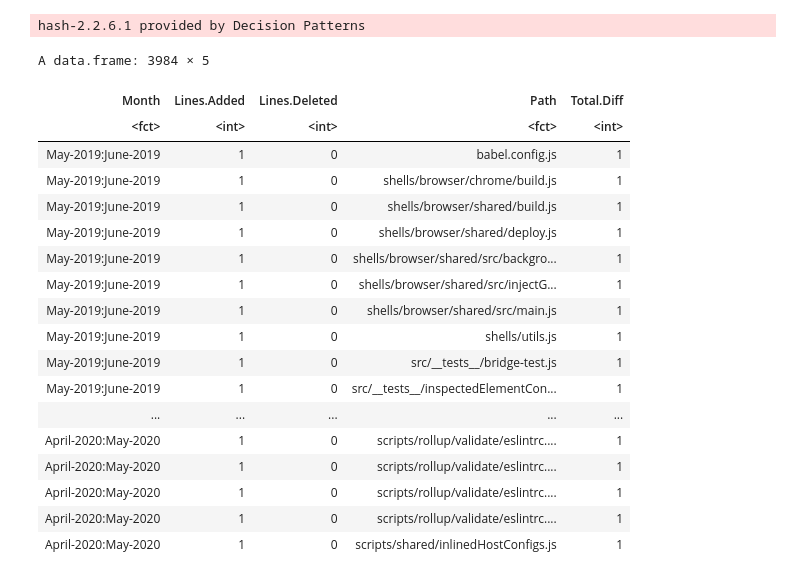
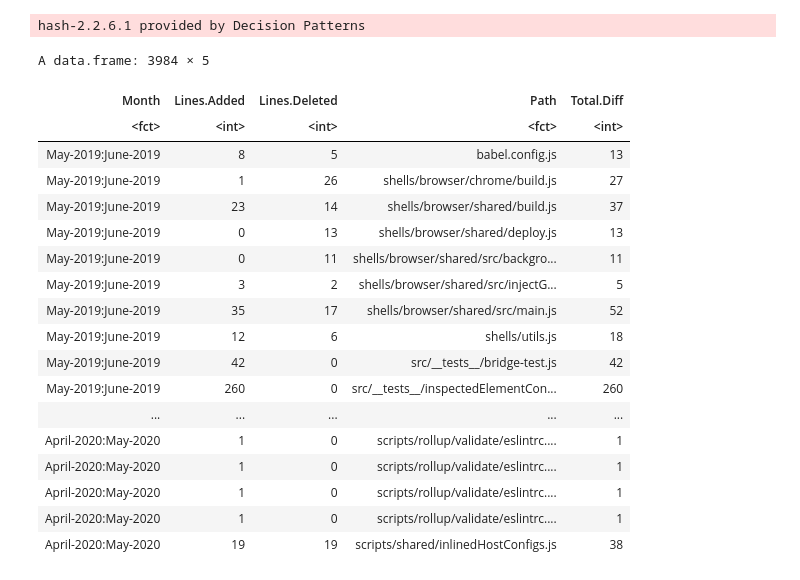
Before and after one commit to kmdupr33/kmdupr33.github.io, a Jupyter notebook: post/are-source-file-diffs-serially-correlated/Are Code Diffs Serially Correlated.ipynb, the cells around one changed output. Saved outputs shown, nothing was run; the diff lists cells and outputs as text; code cells hidden in the pictures.

```diff
--- a/post/are-source-file-diffs-serially-correlated/Are Code Diffs Serially Correlated.ipynb
+++ b/post/are-source-file-diffs-serially-correlated/Are Code Diffs Serially Correlated.ipynb
@@ -5,29 +5,29 @@ library(rlist)
 # %% [output]
 hash-2.2.6.1 provided by Decision Patterns
 # %%
-changes <- read.table('./react binary diff.txt', header=TRUE)
+changes <- read.table('./react.txt', header=TRUE)
 changes$Total.Diff <- changes$Lines.Added + changes$Lines.Deleted
 changes
 # %% [output]
 A data.frame: 3984 × 5
 | Month | Lines.Added | Lines.Deleted | Path | Total.Diff |
 | <fct> | <int> | <int> | <fct> | <int> |
-| May-2019:June-2019 | 1 | 0 | babel.config.js | 1 |
-| May-2019:June-2019 | 1 | 0 | shells/browser/chrome/build.js | 1 |
-| May-2019:June-2019 | 1 | 0 | shells/browser/shared/build.js | 1 |
-| May-2019:June-2019 | 1 | 0 | shells/browser/shared/deploy.js | 1 |
-| May-2019:June-2019 | 1 | 0 | shells/browser/shared/src/backgro... | 1 |
-| May-2019:June-2019 | 1 | 0 | shells/browser/shared/src/injectG... | 1 |
-| May-2019:June-2019 | 1 | 0 | shells/browser/shared/src/main.js | 1 |
-| May-2019:June-2019 | 1 | 0 | shells/utils.js | 1 |
-| May-2019:June-2019 | 1 | 0 | src/__tests__/bridge-test.js | 1 |
-| May-2019:June-2019 | 1 | 0 | src/__tests__/inspectedElementCon... | 1 |
+| May-2019:June-2019 | 8 | 5 | babel.config.js | 13 |
+| May-2019:June-2019 | 1 | 26 | shells/browser/chrome/build.js | 27 |
+| May-2019:June-2019 | 23 | 14 | shells/browser/shared/build.js | 37 |
+| May-2019:June-2019 | 0 | 13 | shells/browser/shared/deploy.js | 13 |
+| May-2019:June-2019 | 0 | 11 | shells/browser/shared/src/backgro... | 11 |
+| May-2019:June-2019 | 3 | 2 | shells/browser/shared/src/injectG... | 5 |
+| May-2019:June-2019 | 35 | 17 | shells/browser/shared/src/main.js | 52 |
+| May-2019:June-2019 | 12 | 6 | shells/utils.js | 18 |
+| May-2019:June-2019 | 42 | 0 | src/__tests__/bridge-test.js | 42 |
+| May-2019:June-2019 | 260 | 0 | src/__tests__/inspectedElementCon... | 260 |
 | ... | ... | ... | ... | ... |
 | April-2020:May-2020 | 1 | 0 | scripts/rollup/validate/eslintrc.... | 1 |
 | April-2020:May-2020 | 1 | 0 | scripts/rollup/validate/eslintrc.... | 1 |
 | April-2020:May-2020 | 1 | 0 | scripts/rollup/validate/eslintrc.... | 1 |
 | April-2020:May-2020 | 1 | 0 | scripts/rollup/validate/eslintrc.... | 1 |
-| April-2020:May-2020 | 1 | 0 | scripts/shared/inlinedHostConfigs.js | 1 |
+| April-2020:May-2020 | 19 | 19 | scripts/shared/inlinedHostConfigs.js | 38 |
 # %%
 expected_month <- c(
     'May-2019:June-2019',
```
Also changed, not shown: parts of 2 cells of this notebook, 3 other files.
